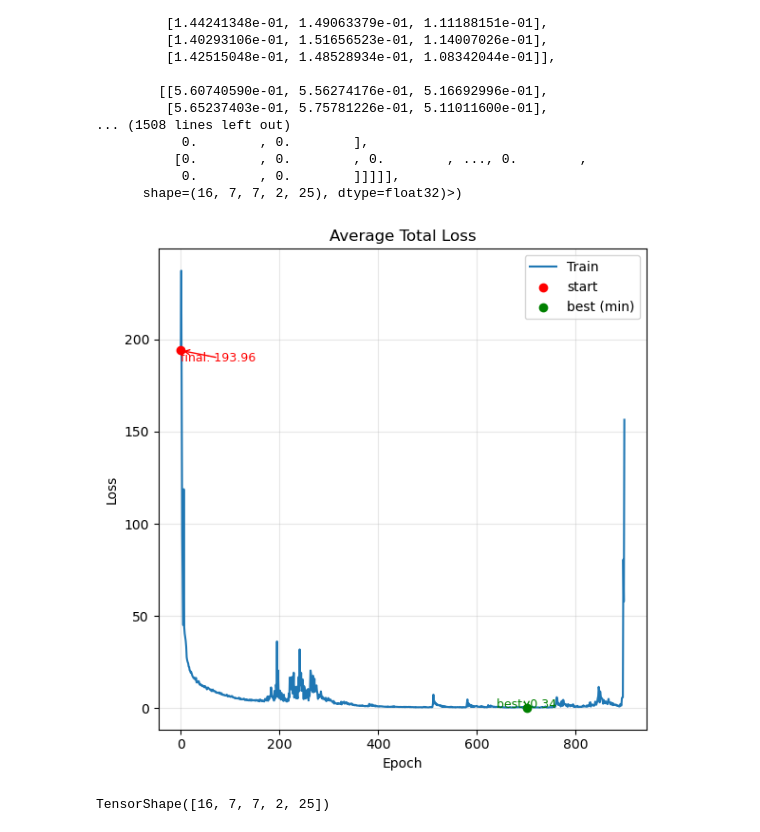
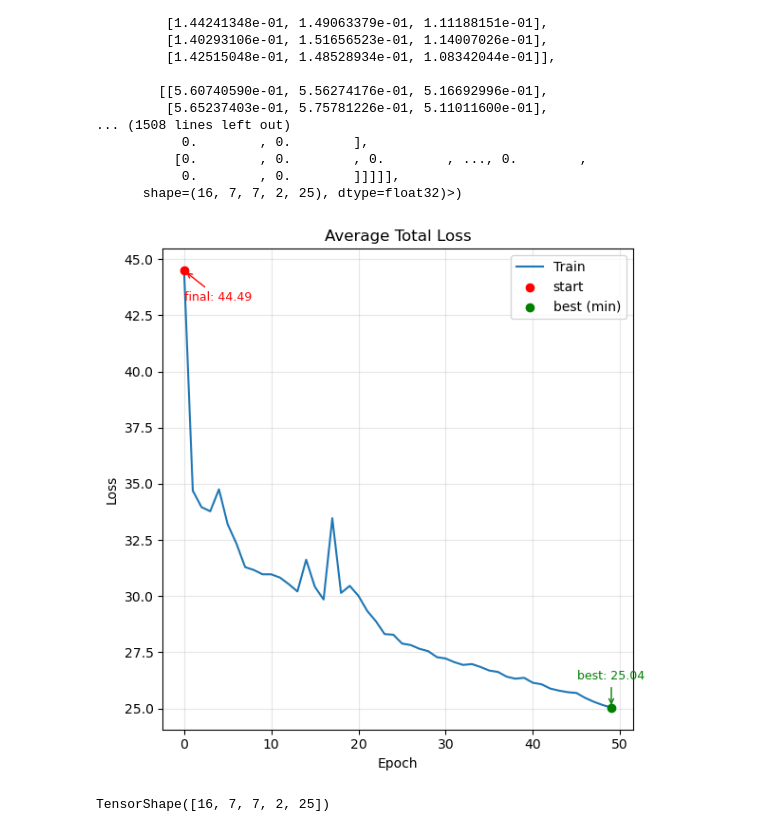
Before and after one commit to Kaizen0AI/yolo-from-scratch-tensorflow, a Jupyter notebook: training.ipynb, the cells around one changed output. Cells and saved outputs as stored; diff of their text form; code cells hidden in the pictures.

```diff
--- a/training.ipynb
+++ b/training.ipynb
@@ -128,7 +128,7 @@ def load_json(filepath):
     with open(filepath, "r") as f:
       return json.load(f)
 # %%
-history = load_json("history/test_his.json")
+history = load_json("history/new_history.json")
 # %%
 import matplotlib.pyplot as plt
 fig, axes = plt.subplots(1,1, figsize=(6,6))
@@ -152,35 +152,35 @@ plt.scatter(x_min, min_loss, color="green", zorder=5, label="best (min)")
 
 plt.annotate(
     f"final: {start_loss:.2f}",
     xy=(x_start, start_loss),
     xytext=(x_start, start_loss*0.97),
     arrowprops=dict(arrowstyle="->", color="red"),
     ha="left",
     color="red",
     fontsize=9,
 )
 plt.annotate(
     f"best: {min_loss:.2f}",
     xy=(x_min, min_loss),
     #xytext=(x_min, min_loss * 0.95),
     xytext=(x_min, min_loss * 1.05),
     arrowprops=dict(arrowstyle="->", color="green"),
     ha="center",
     color="green",
     fontsize=9,
 )
 
 plt.legend()  # call after adding the scatter points so they appear in the legend
 
 plt.tight_layout()
 plt.savefig(
-    "images/test_avg_total_loss.png",
+    "images/new_avg_total_loss.png",
     dpi=300,
     bbox_inches="tight"
 )
 plt.show()
 # %% [output]
-[figure, old version]
+[figure, new version]
 # %%
 val_dataset = build_yolo_dataset(batch_size = 16, split="val")
 # %%
```
Also changed, not shown: parts of 3 cells of this notebook, 5 other files.
